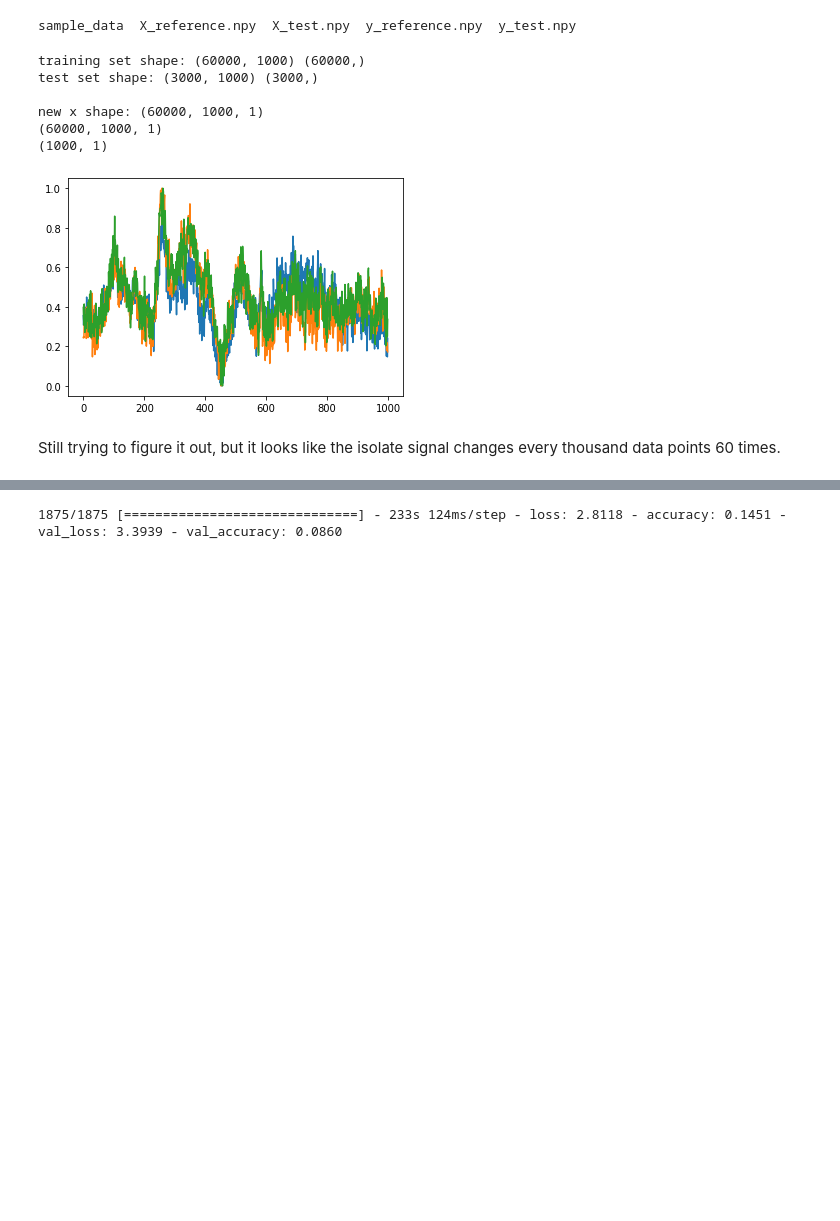
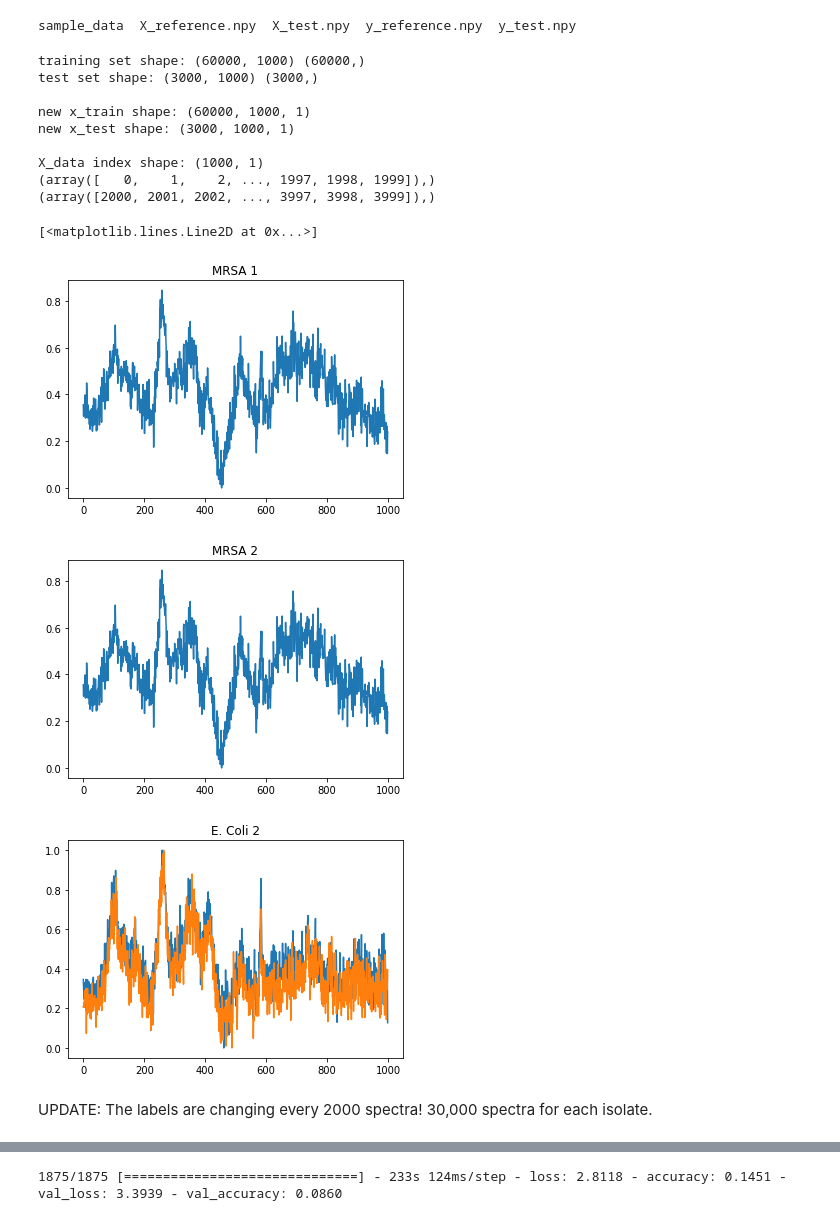
Before and after one commit to FLC-ML/practicespace, a Jupyter notebook: Time_Series_classification.ipynb, the cells around one changed output, grey strips where cells are left out. Drawn from its saved outputs; the diff is of its cells as text; code cells hidden in the pictures; blank space fills up the shorter version.

```diff
--- a/Time_Series_classification.ipynb
+++ b/Time_Series_classification.ipynb
@@ -53,42 +53,62 @@ sample_data  X_reference.npy  X_test.npy  y_reference.npy  y_test.npy
 # %%
 ### Load the data:
 
 # Training data
 X_train_loc = 'X_reference.npy'
 y_train_loc = 'y_reference.npy'
 X_train = np.load(X_train_loc)
 y_train = np.load(y_train_loc)
 
 # Testing data
 X_test_loc = 'X_test.npy'
 y_test_loc = 'y_test.npy'
 X_test = np.load(X_test_loc)
 y_test = np.load(y_test_loc)
 
 # Print shape of data loaded.
 print("training set shape:", X_train.shape, y_train.shape)
 print("test set shape:", X_test.shape, y_test.shape)
 
 # The data is only 2D
 X_train = np.expand_dims(X_train, -1)
 X_test = np.expand_dims(X_test, -1)
-print("\nnew x shape:", X_train.shape)
+print("\nnew x_train shape:", X_train.shape)
+print("new x_test shape:", X_test.shape)
+print("\nX_data index shape:", X_train[0].shape)
+
+# Display where labels begin and end.
+MRSA1 = np.where(y_train==0)
+MRSA2 = np.where(y_train==1)
+print(MRSA1)
+print(MRSA2)
+
+# Example Plots of signals
+plt.figure()
+plt.title("MRSA 1")
 plt.plot(X_train[0])
-plt.plot(X_train[1005])
-plt.plot(X_train[900])
-X = X_train.reshape(-1, 1000, 1)
-print(X.shape)
-print(X_train[0].shape)
+plt.figure()
+plt.title("MRSA 2")
+plt.plot(X_train[0])
+plt.figure()
+plt.title("E. Coli 2")
+plt.plot(X_train[19000])
+plt.plot(X_train[19005])
 # %% [output]
 training set shape: (60000, 1000) (60000,)
 test set shape: (3000, 1000) (3000,)
 
-new x shape: (60000, 1000, 1)
-(60000, 1000, 1)
-(1000, 1)
+new x_train shape: (60000, 1000, 1)
+new x_test shape: (3000, 1000, 1)
+
+X_data index shape: (1000, 1)
+(array([   0,    1,    2, ..., 1997, 1998, 1999]),)
+(array([2000, 2001, 2002, ..., 3997, 3998, 3999]),)
+[<matplotlib.lines.Line2D at 0x...>]
-[figure, old version]
+[figure, new version]
+[figure, added]
+[figure, added]
-# %% [markdown]
-Still trying to figure it out, but it looks like the isolate signal changes every thousand data points 60 times.
+# %% [markdown]
+UPDATE: The labels are changing every 2000 spectra! 30,000 spectra for each isolate.
 # %%
 ### Build the Model
 i = Input(shape=X_train[0].shape)
```
